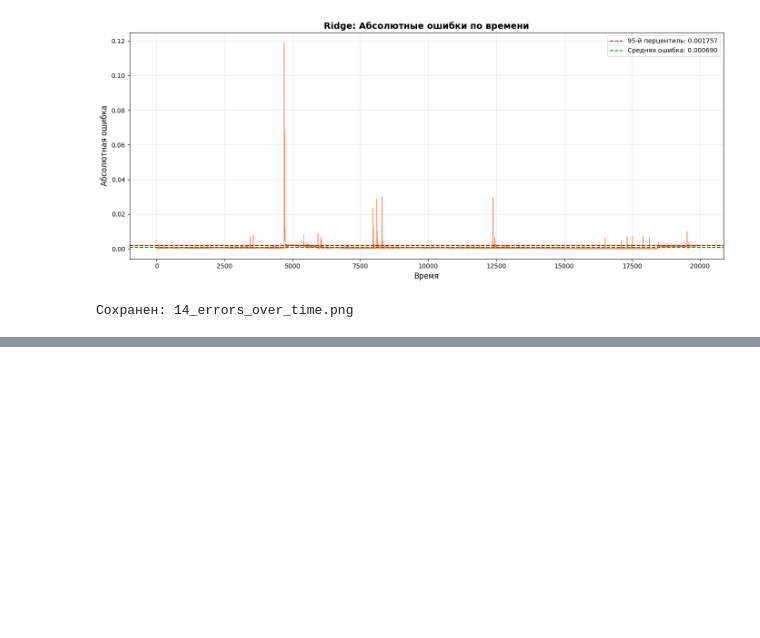
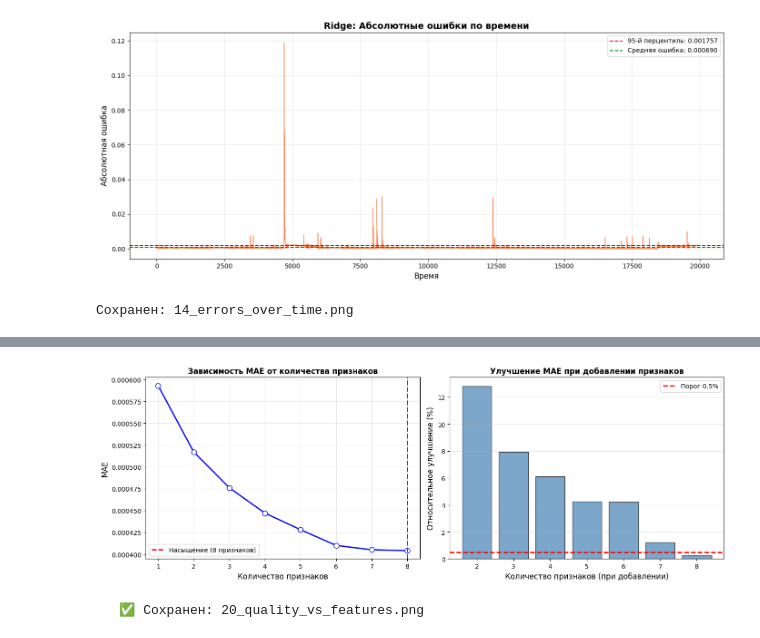
Before and after one commit to Michigun101/Data-Science-Course, a Jupyter notebook: Поступашки/Лекция 3/ДЗ/RNN_TimeSeries_Zanochuev.ipynb, the cells around one changed output, grey strips where cells are left out. Saved outputs shown, nothing was run; the diff lists cells and outputs as text; code cells hidden in the pictures; blank space fills up the shorter version.

```diff
--- a/Поступашки/Лекция 3/ДЗ/RNN_TimeSeries_Zanochuev.ipynb
+++ b/Поступашки/Лекция 3/ДЗ/RNN_TimeSeries_Zanochuev.ipynb
@@ -3390,0 +3075,46 @@ print(f"   Test R²:  {summary.loc[summary['Модель'] == best_model_name, '
+# %%
+n_features = [1, 2, 3, 4, 5, 6, 7, 8]
+mae_by_features = [0.000593, 0.000517, 0.000476, 0.000447, 0.000428, 0.000410, 0.000405, 0.000404]
+
+# Расчет улучшений
+improvements = []
+for i in range(1, len(mae_by_features)):
+    imp = (mae_by_features[i-1] - mae_by_features[i]) / mae_by_features[i-1] * 100
+    improvements.append(imp)
+
+# Определяем точку насыщения
+saturation_point = 1
+for i, imp in enumerate(improvements):
+    if imp < 0.5:
+        saturation_point = i + 2
+        break
+
+# Визуализация
+fig, axes = plt.subplots(1, 2, figsize=(14, 5))
+
+# График 1: MAE vs признаки
+axes[0].plot(n_features, mae_by_features, 'bo-', linewidth=2, markersize=8, markerfacecolor='white')
+axes[0].axvline(x=saturation_point, color='red', linestyle='--', linewidth=2,
+               label=f'Насыщение ({saturation_point} признаков)')
+axes[0].set_xlabel('Количество признаков', fontsize=12)
+axes[0].set_ylabel('MAE', fontsize=12)
+axes[0].set_title('Зависимость MAE от количества признаков', fontsize=12, fontweight='bold')
+axes[0].legend()
+axes[0].grid(True, alpha=0.3)
+
+# График 2: Улучшение по шагам
+axes[1].bar(range(2, len(improvements)+2), improvements, color='steelblue', alpha=0.7, edgecolor='black')
+axes[1].axhline(y=0.5, color='red', linestyle='--', linewidth=2, label='Порог 0.5%')
+axes[1].set_xlabel('Количество признаков (при добавлении)', fontsize=12)
+axes[1].set_ylabel('Относительное улучшение (%)', fontsize=12)
+axes[1].set_title('Улучшение MAE при добавлении признаков', fontsize=12, fontweight='bold')
+axes[1].legend()
+axes[1].grid(True, alpha=0.3, axis='y')
+
+plt.tight_layout()
+plt.savefig('20_quality_vs_features.png', dpi=150, bbox_inches='tight')
+plt.show()
+print("\n   ✅ Сохранен: 20_quality_vs_features.png")
+# %% [output]
+[figure, added]
+   ✅ Сохранен: 20_quality_vs_features.png
```
Also changed, not shown: parts of 7 cells of this notebook, 16 other files.
